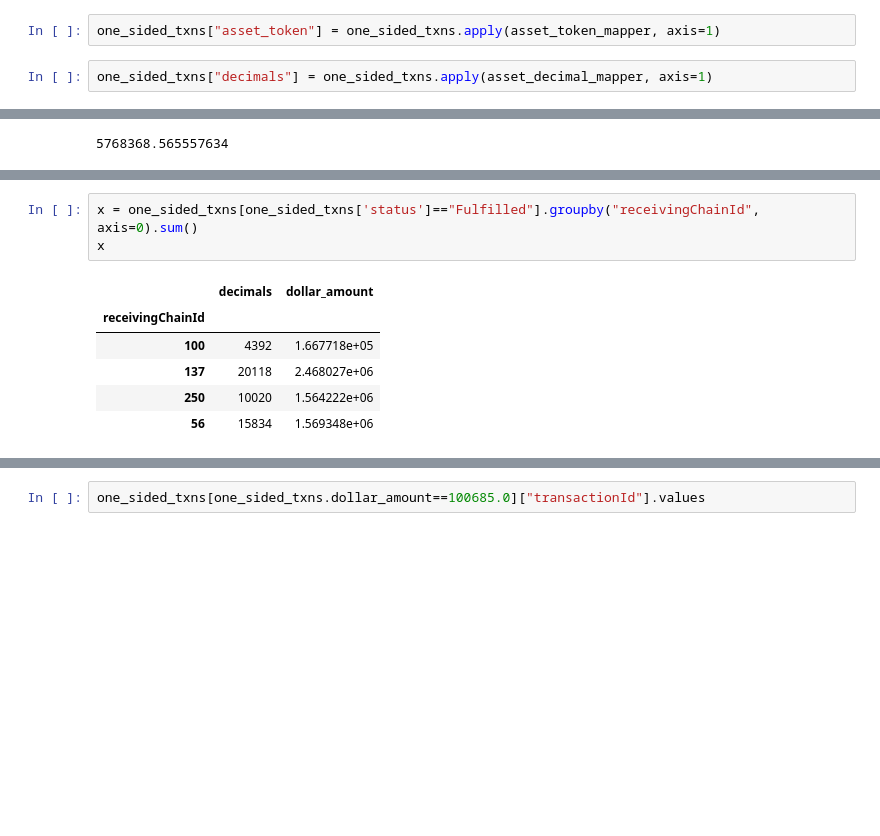
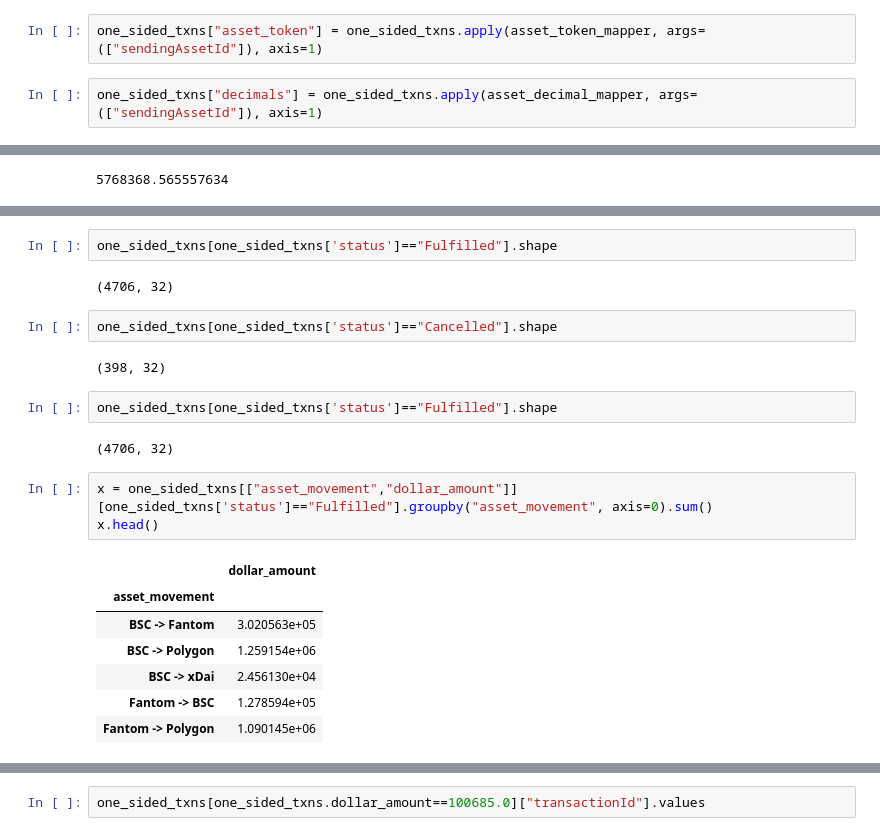
Before and after one commit to enzotavares/lifi-analytics-backend, a Jupyter notebook: subgraph_analysis.ipynb, the cells around one changed output, grey strips where cells are left out. Saved outputs shown, nothing was run; the diff lists cells and outputs as text; blank space fills up the shorter version.

```diff
--- a/subgraph_analysis.ipynb
+++ b/subgraph_analysis.ipynb
@@ -419,8 +506,8 @@ def asset_decimal_mapper(row):
     return asset["decimals"]
-# %%
-one_sided_txns["asset_token"] = one_sided_txns.apply(asset_token_mapper, axis=1)
-# %%
-one_sided_txns["decimals"] = one_sided_txns.apply(asset_decimal_mapper, axis=1)
+# %%
+one_sided_txns["asset_token"] = one_sided_txns.apply(asset_token_mapper, args=(["sendingAssetId"]), axis=1)
+# %%
+one_sided_txns["decimals"] = one_sided_txns.apply(asset_decimal_mapper, args=(["sendingAssetId"]), axis=1)
 # %%
 def dollar_amount(row):
     dollar_value = int(row["amount"]) / 10**row["decimals"]
@@ -438,10 +563,23 @@ one_sided_txns[one_sided_txns['status']=="Fulfilled"]["dollar_amount"].sum()
+# %%
+one_sided_txns[one_sided_txns['status']=="Fulfilled"].shape
+# %% [output]
+(4706, 32)
+# %%
+one_sided_txns[one_sided_txns['status']=="Cancelled"].shape
+# %% [output]
+(398, 32)
+# %%
+one_sided_txns[one_sided_txns['status']=="Fulfilled"].shape
+# %% [output]
+(4706, 32)
 # %%
-x = one_sided_txns[one_sided_txns['status']=="Fulfilled"].groupby("receivingChainId", axis=0).sum()
-x
+x = one_sided_txns[["asset_movement","dollar_amount"]][one_sided_txns['status']=="Fulfilled"].groupby("asset_movement", axis=0).sum()
+x.head()
 # %% [output]
-|  | decimals | dollar_amount |
-| receivingChainId |  |  |
-| 100 | 4392 | 1.667718e+05 |
-| 137 | 20118 | 2.468027e+06 |
-| 250 | 10020 | 1.564222e+06 |
-| 56 | 15834 | 1.569348e+06 |
+|  | dollar_amount |
+| asset_movement |  |
+| BSC -> Fantom | 3.020563e+05 |
+| BSC -> Polygon | 1.259154e+06 |
+| BSC -> xDai | 2.456130e+04 |
+| Fantom -> BSC | 1.278594e+05 |
+| Fantom -> Polygon | 1.090145e+06 |
```
Also changed, not shown: parts of 54 cells of this notebook.
